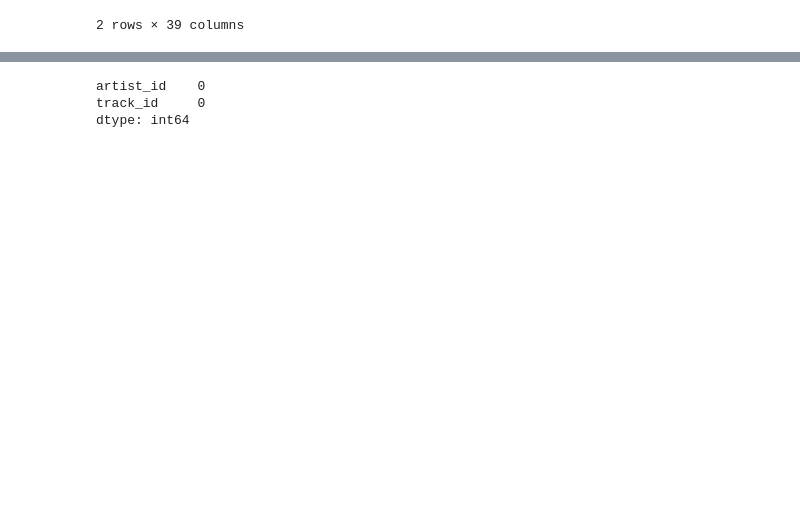
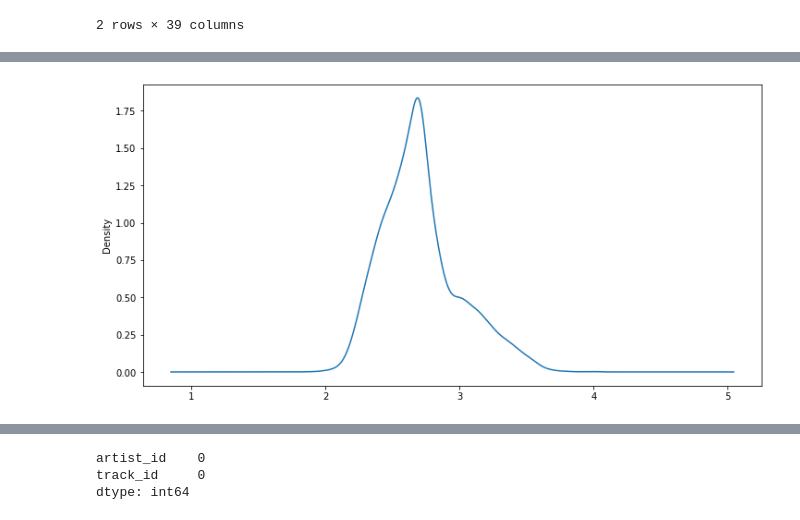
Before and after one commit to adinas94/Spotify_Recommendation_System, a Jupyter notebook: Post-Modeling EDA for Recommendation System .ipynb, the cells around one changed output, grey strips where cells are left out. Drawn from its saved outputs; the diff is of its cells as text; code cells hidden in the pictures; blank space fills up the shorter version.

```diff
--- a/Post-Modeling EDA for Recommendation System .ipynb
+++ b/Post-Modeling EDA for Recommendation System .ipynb
@@ -171,0 +176,6 @@ plt.show()
+# %%
+#Plot the KDE graph for popularity
+df_inner['estimatedrating'].plot(kind='kde', figsize = (12,6))
+plt.show()
+# %% [output]
+[figure, added]
```
Also changed, not shown: parts of 55 cells of this notebook.
